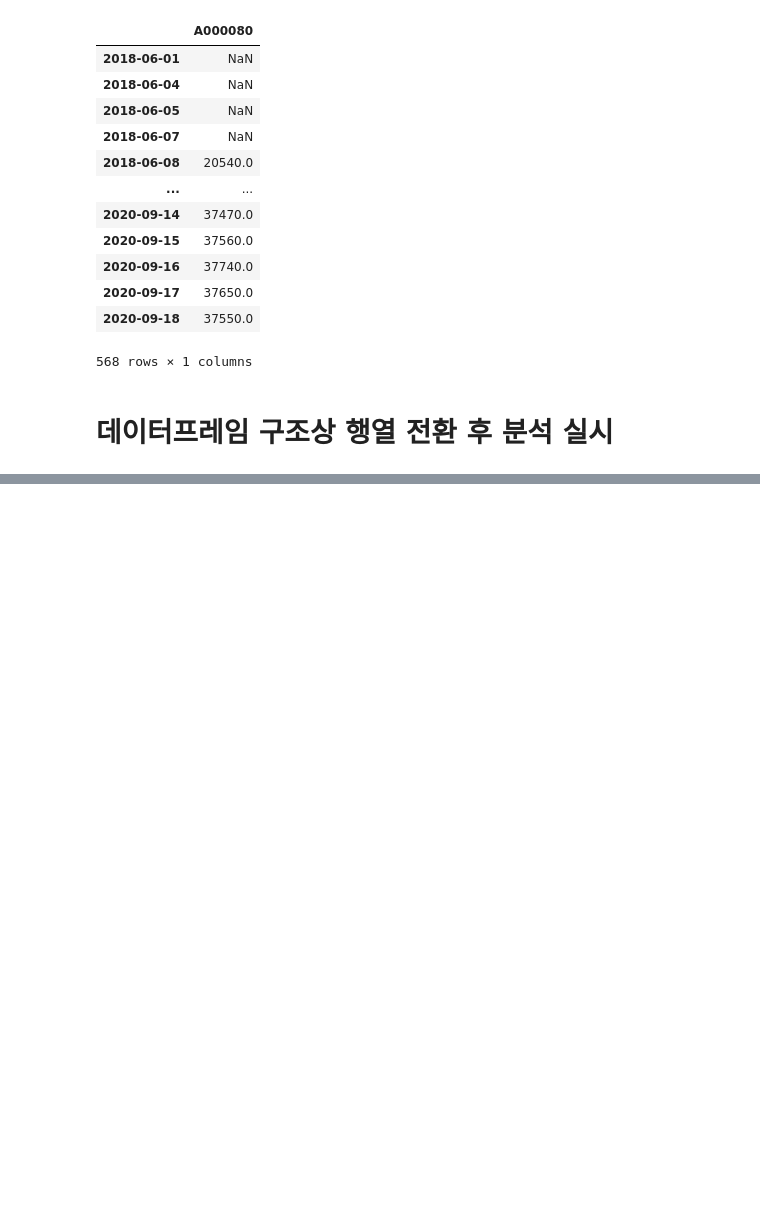
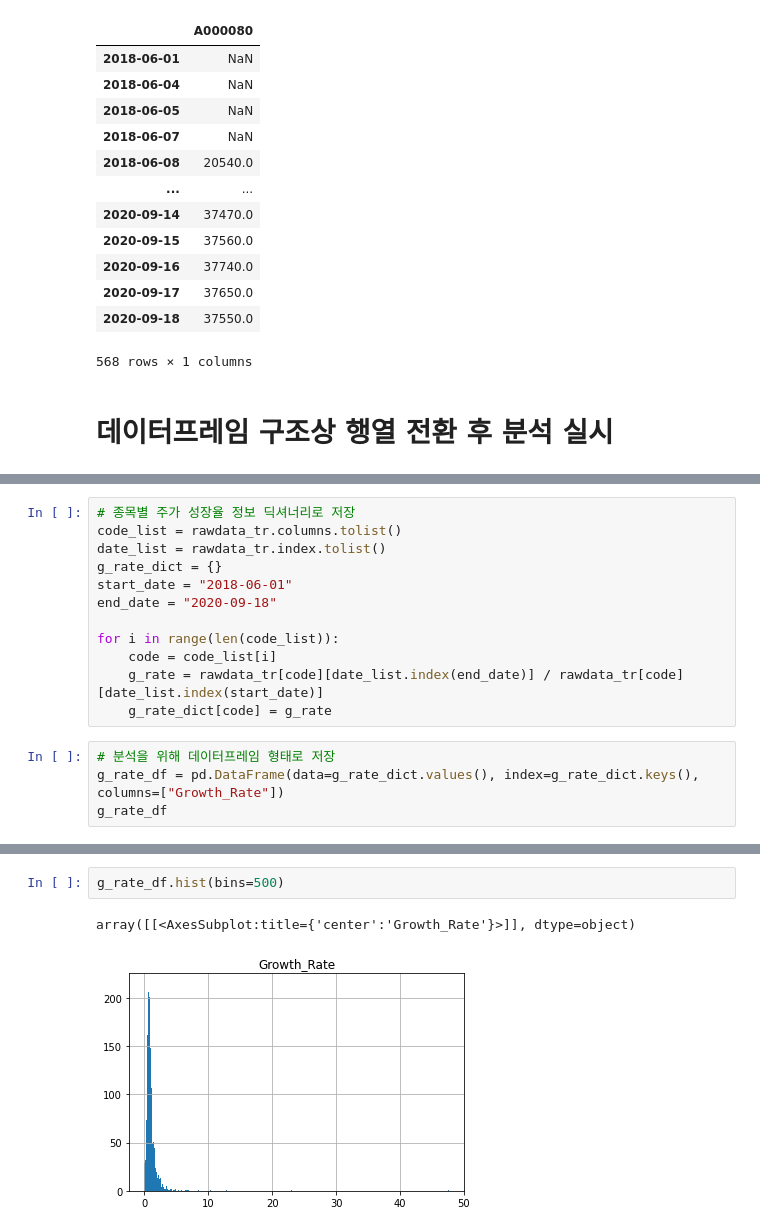
Before and after one commit to hyunjuyo/python, a Jupyter notebook: Data_analysis/stock_data_v0.1.ipynb, the cells around one changed output, grey strips where cells are left out. Drawn from its saved outputs; the diff is of its cells as text; blank space fills up the shorter version.

Commit message:
data_analysis

```diff
--- a/Data_analysis/stock_data.ipynb
+++ b/Data_analysis/stock_data_v0.1.ipynb
@@ -244,0 +265,16 @@ plt.show()
+# %%
+# 종목별 주가 성장율 정보 딕셔너리로 저장
+code_list = rawdata_tr.columns.tolist()
+date_list = rawdata_tr.index.tolist()
+g_rate_dict = {}
+start_date = "2018-06-01"
+end_date = "2020-09-18"
+
+for i in range(len(code_list)):
+    code = code_list[i]
+    g_rate = rawdata_tr[code][date_list.index(end_date)] / rawdata_tr[code][date_list.index(start_date)]
+    g_rate_dict[code] = g_rate
+# %%
+# 분석을 위해 데이터프레임 형태로 저장
+g_rate_df = pd.DataFrame(data=g_rate_dict.values(), index=g_rate_dict.keys(), columns=["Growth_Rate"])
+g_rate_df
@@ -244,0 +307,5 @@ plt.show()
+# %%
+g_rate_df.hist(bins=500)
+# %% [output]
+array([[<AxesSubplot:title={'center':'Growth_Rate'}>]], dtype=object)
+[figure, added]
```
Also changed, not shown: parts of 11 cells of this notebook, 1 other file.
